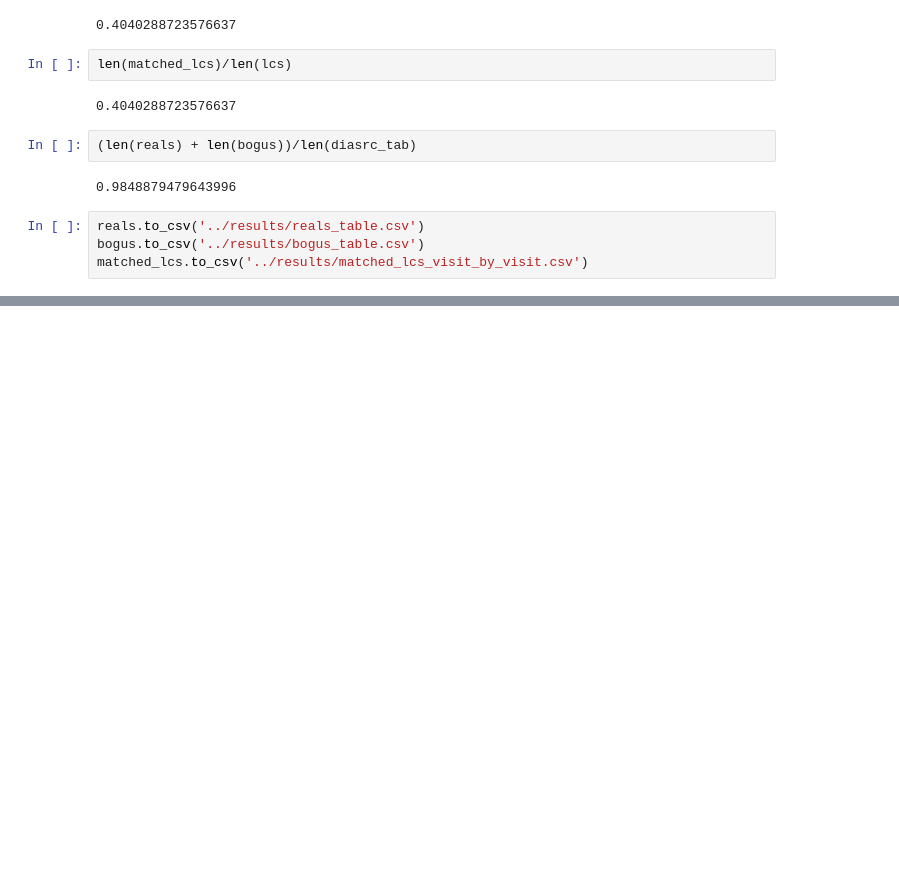
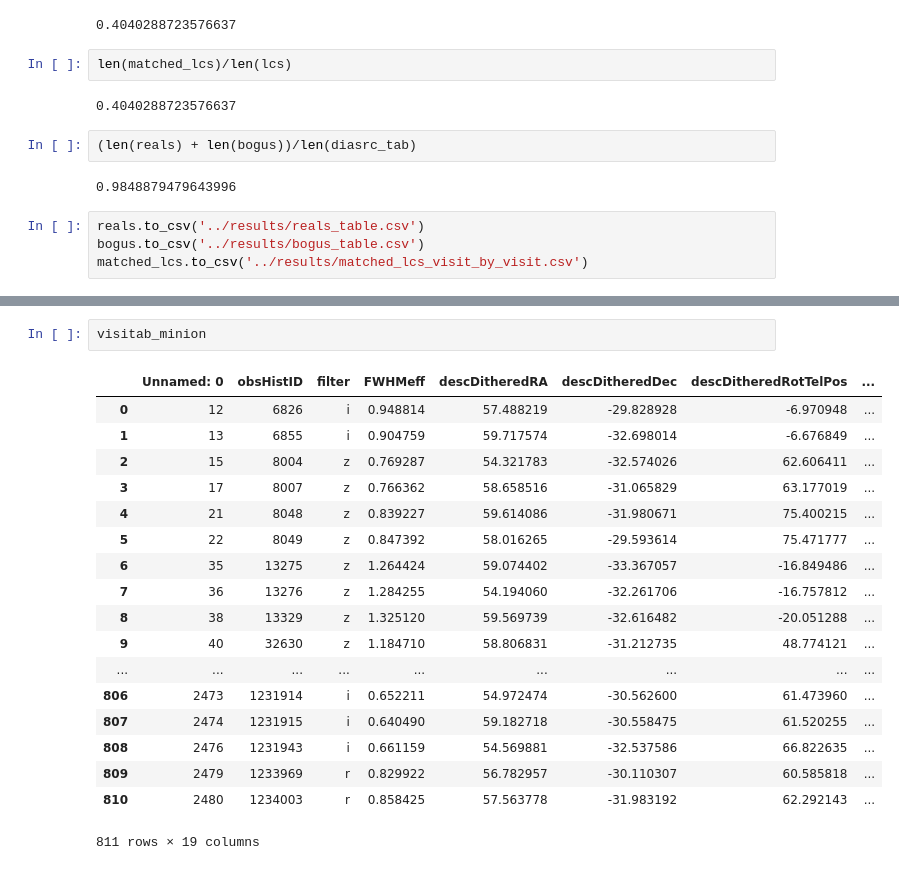
Before and after one commit to BrunoSanchez/run2_diaproc, a Jupyter notebook: notebooks/01-match_visit_by_visit.ipynb, the cells around one changed output, grey strips where cells are left out. Drawn from its saved outputs; the diff is of its cells as text; blank space fills up the shorter version.

```diff
--- a/notebooks/01-match_visit_by_visit.ipynb
+++ b/notebooks/01-match_visit_by_visit.ipynb
@@ -392,0 +445,21 @@ matched_lcs.to_csv('../results/matched_lcs_visit_by_visit.csv')
+# %%
+visitab_minion
+# %% [output]
+|  | Unnamed: 0 | obsHistID | filter | FWHMeff | descDitheredRA | descDitheredDec | descDitheredRotTelPos | ... |
+| 0 | 12 | 6826 | i | 0.948814 | 57.488219 | -29.828928 | -6.970948 | ... |
+| 1 | 13 | 6855 | i | 0.904759 | 59.717574 | -32.698014 | -6.676849 | ... |
+| 2 | 15 | 8004 | z | 0.769287 | 54.321783 | -32.574026 | 62.606411 | ... |
+| 3 | 17 | 8007 | z | 0.766362 | 58.658516 | -31.065829 | 63.177019 | ... |
+| 4 | 21 | 8048 | z | 0.839227 | 59.614086 | -31.980671 | 75.400215 | ... |
+| 5 | 22 | 8049 | z | 0.847392 | 58.016265 | -29.593614 | 75.471777 | ... |
+| 6 | 35 | 13275 | z | 1.264424 | 59.074402 | -33.367057 | -16.849486 | ... |
+| 7 | 36 | 13276 | z | 1.284255 | 54.194060 | -32.261706 | -16.757812 | ... |
+| 8 | 38 | 13329 | z | 1.325120 | 59.569739 | -32.616482 | -20.051288 | ... |
+| 9 | 40 | 32630 | z | 1.184710 | 58.806831 | -31.212735 | 48.774121 | ... |
+| ... | ... | ... | ... | ... | ... | ... | ... | ... |
+| 806 | 2473 | 1231914 | i | 0.652211 | 54.972474 | -30.562600 | 61.473960 | ... |
+| 807 | 2474 | 1231915 | i | 0.640490 | 59.182718 | -30.558475 | 61.520255 | ... |
+| 808 | 2476 | 1231943 | i | 0.661159 | 54.569881 | -32.537586 | 66.822635 | ... |
+| 809 | 2479 | 1233969 | r | 0.829922 | 56.782957 | -30.110307 | 60.585818 | ... |
+| 810 | 2480 | 1234003 | r | 0.858425 | 57.563778 | -31.983192 | 62.292143 | ... |
+811 rows × 19 columns
```
Also changed, not shown: parts of 10 cells of this notebook.
